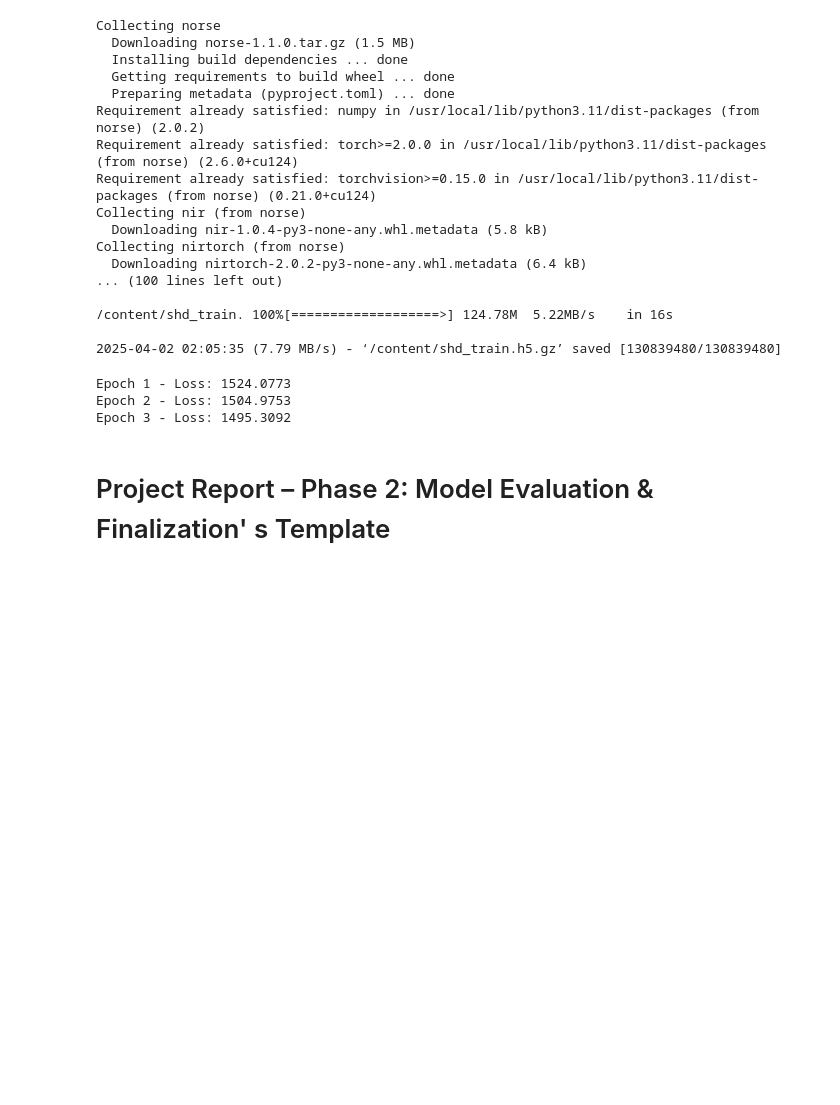
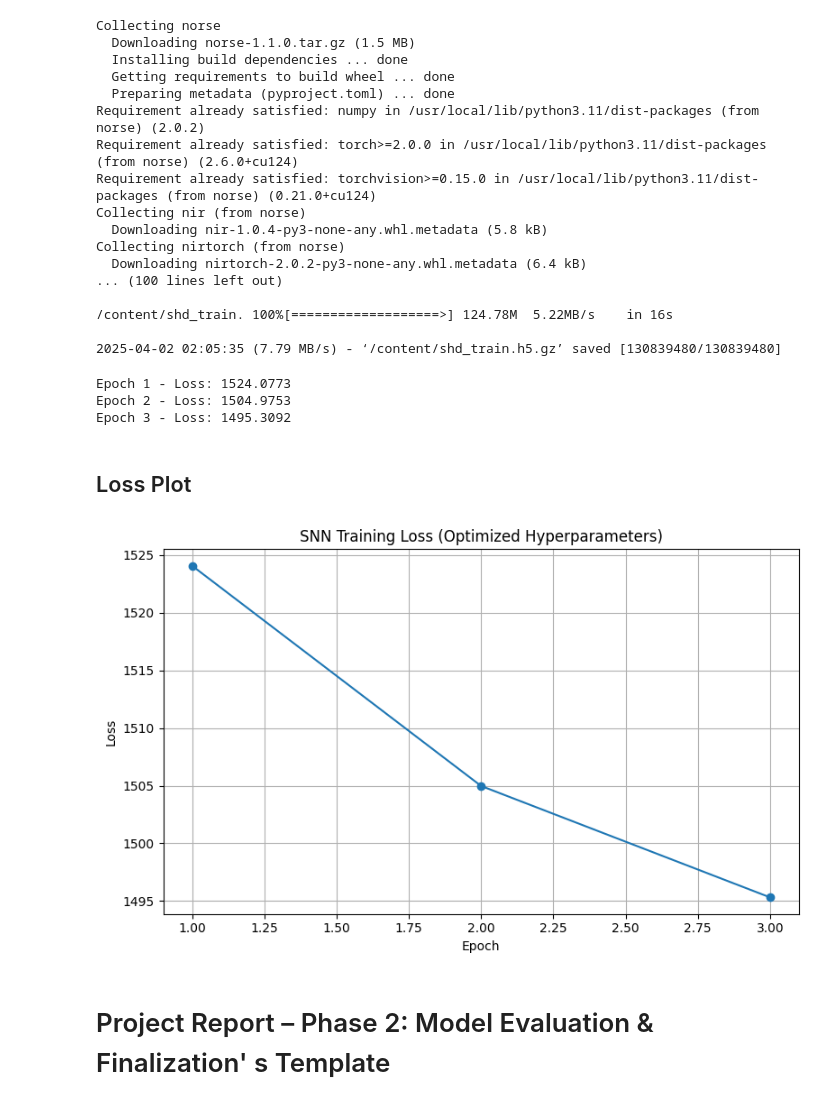
Before and after one commit to AnastasiyaKotelnikova/DS677-SNNs-PyTorch-GroupProject, a Jupyter notebook: notebooks/Spiking_Neural_Networks_Group_2.ipynb, the cells around one changed output. Saved outputs shown, nothing was run; the diff lists cells and outputs as text; code cells hidden in the pictures; blank space fills up the shorter version.

Commit message:
Added loss plot to see visualization

```diff
--- a/notebooks/Spiking_Neural_Networks_Group_2.ipynb
+++ b/notebooks/Spiking_Neural_Networks_Group_2.ipynb
@@ -735,6 +735,34 @@ Collecting nirtorch (from norse)
 Epoch 1 - Loss: 1524.0773
 Epoch 2 - Loss: 1504.9753
 Epoch 3 - Loss: 1495.3092
+# %% [markdown]
+## Loss Plot
+# %%
+# In Phase 1, Anastasiya focused on getting the initial SNN model running using Norse,
+# and she handled loading the SHD dataset and training a baseline model.
+# For Phase 2, I’m building on that work by tuning hyperparameters like learning rate and neuron layers,
+# and now I want to visually confirm if my changes actually improved training.
+
+# This function lets me visualize the training loss across epochs.
+# Seeing the loss curve helps me spot if the model is learning well or if I messed something up during tuning.
+import matplotlib.pyplot as plt
+
+def plot_loss(loss_list, title="SNN Training Loss (Hyperparameter Tuning)"):
+    plt.figure(figsize=(8, 5))
+    plt.plot(range(1, len(loss_list) + 1), loss_list, marker='o')
+    plt.title(title)
+    plt.xlabel("Epoch")
+    plt.ylabel("Loss")
+    plt.grid(True)
+    plt.tight_layout()
+    plt.show()
+
+# Now I call this plotting function to see the effect of the hyperparameters I changed:
+# I increased the number of hidden neurons and learning rate, and now I’m checking
+# if that helped the model converge better compared to the baseline from Phase 1.
+plot_loss(losses, "SNN Training Loss (Optimized Hyperparameters)")
+# %% [output]
+[figure, added]
 # %% [markdown]
 # Project Report – Phase 2: Model Evaluation & Finalization' s Template
 # %% [markdown]
```
